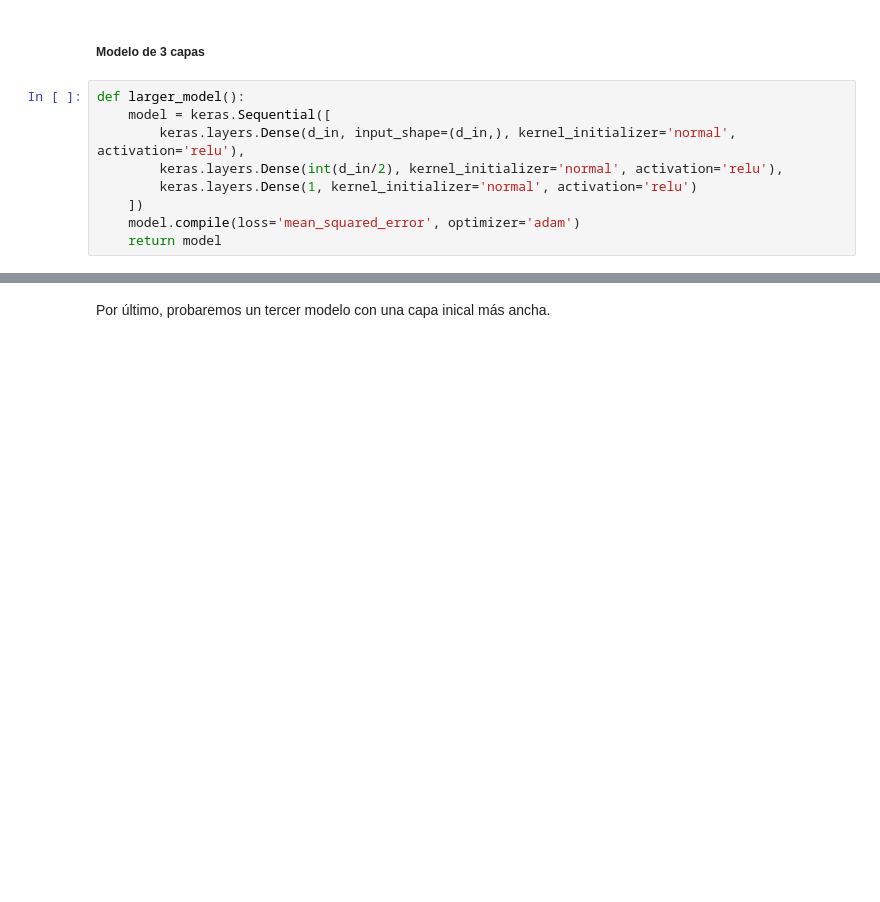
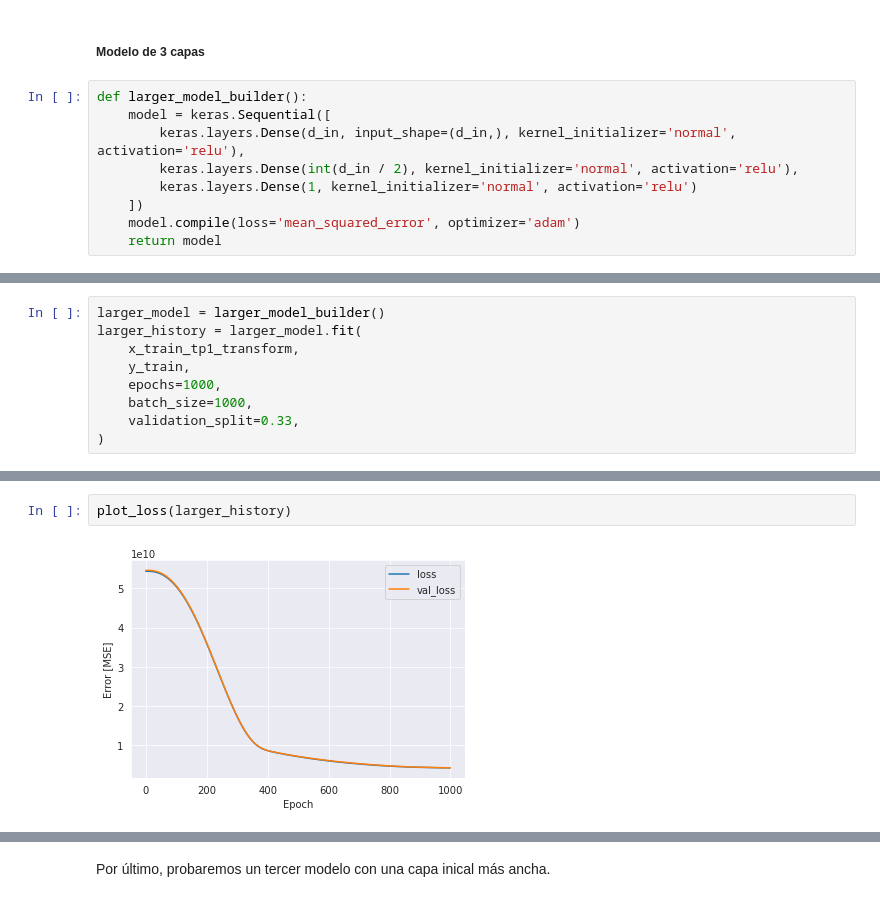
Before and after one commit to Naza26/7506R_TP2_GRUPO01_ENTREGA, a Jupyter notebook: 7506R_TP2_GRUPO01_ENTREGA.ipynb, the cells around one changed output, grey strips where cells are left out. Saved outputs shown, nothing was run; the diff lists cells and outputs as text; blank space fills up the shorter version.

```diff
--- a/7506R_TP2_GRUPO01_ENTREGA.ipynb
+++ b/7506R_TP2_GRUPO01_ENTREGA.ipynb
@@ -584,10 +957,10 @@ Ahora probaremos lo mismo pero en un modelo un poco más grande, agregaremos una
 # %% [markdown]
 ##### Modelo de 3 capas
 # %%
-def larger_model():
+def larger_model_builder():
     model = keras.Sequential([
         keras.layers.Dense(d_in, input_shape=(d_in,), kernel_initializer='normal', activation='relu'),
-        keras.layers.Dense(int(d_in/2), kernel_initializer='normal', activation='relu'),
+        keras.layers.Dense(int(d_in / 2), kernel_initializer='normal', activation='relu'),
         keras.layers.Dense(1, kernel_initializer='normal', activation='relu')
     ])
     model.compile(loss='mean_squared_error', optimizer='adam')
@@ -601,0 +986,9 @@ print(f"La raíz del error cuadrático medio para el modelo profundo es {np.sqrt
+# %%
+larger_model = larger_model_builder()
+larger_history = larger_model.fit(
+    x_train_tp1_transform,
+    y_train,
+    epochs=1000,
+    batch_size=1000,
+    validation_split=0.33,
+)
@@ -601,0 +1013,4 @@ print(f"La raíz del error cuadrático medio para el modelo profundo es {np.sqrt
+# %%
+plot_loss(larger_history)
+# %% [output]
+[figure, added]
```
Also changed, not shown: parts of 86 cells of this notebook, 2 other files.
